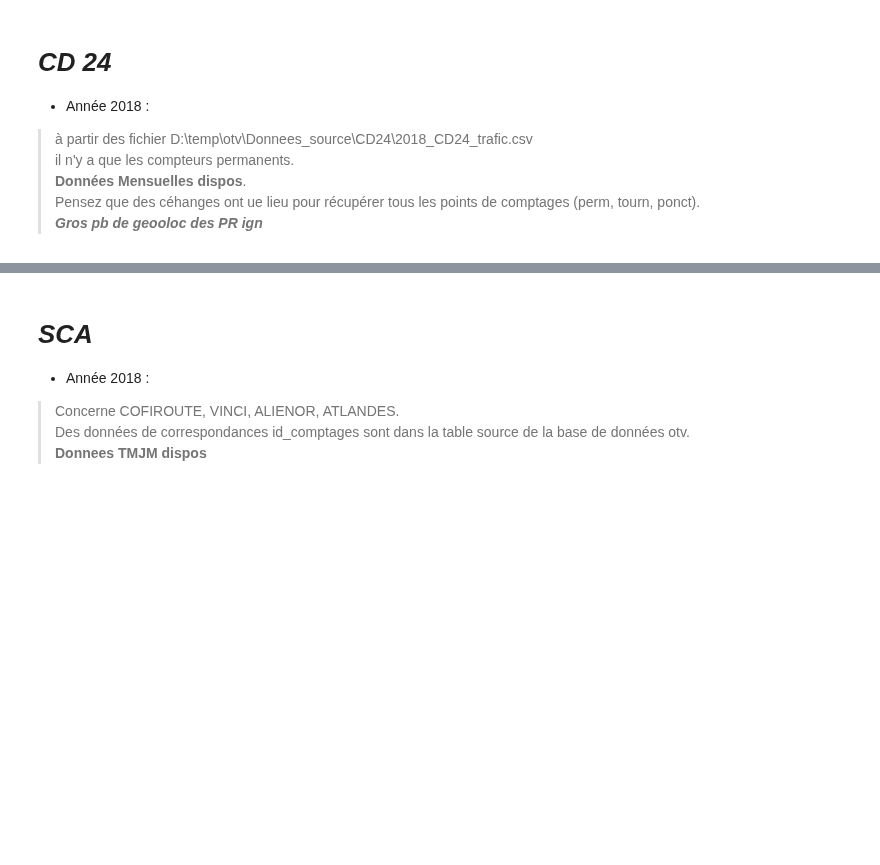
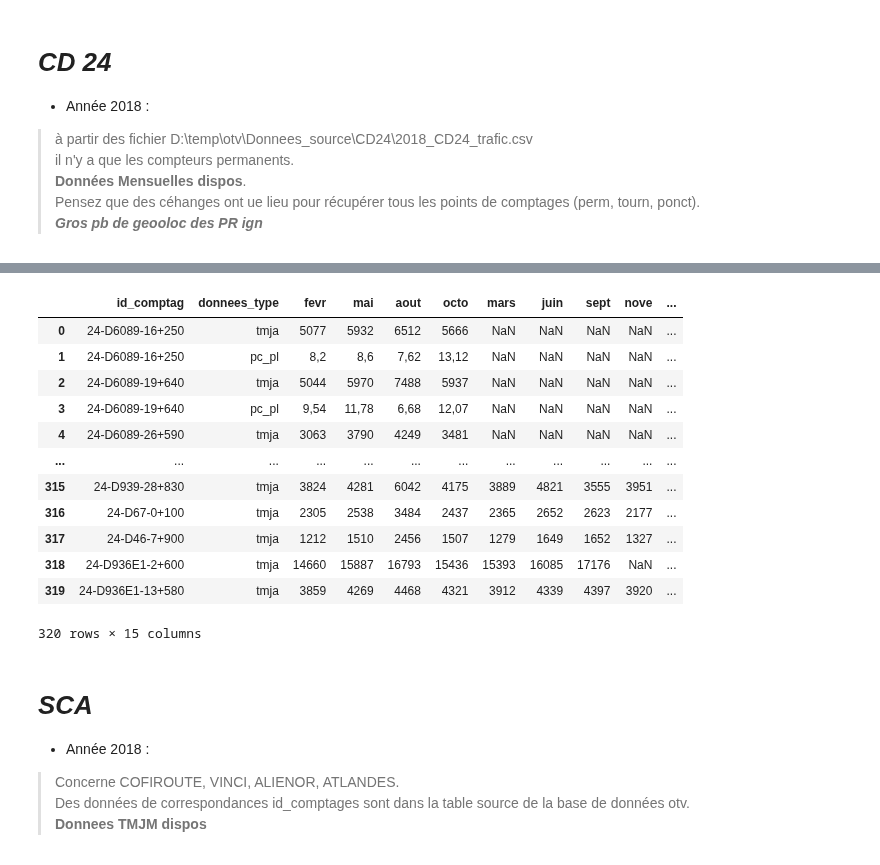
Before and after one commit to nantodevison/otv, a Jupyter notebook: otv/Transfert_Donnees/Import_trafics.ipynb, the cells around one changed output, grey strips where cells are left out. Drawn from its saved outputs; the diff is of its cells as text; code cells hidden in the pictures; blank space fills up the shorter version.

```diff
--- a/otv/Transfert_Donnees/Import_trafics.ipynb
+++ b/otv/Transfert_Donnees/Import_trafics.ipynb
@@ -420,3 +419,7 @@ cd24.comptage_forme()
 cd24.classer_comptage_update_insert('gti_otv_pg11', 'na_2010_2019_p')
 cd24.update_bdd_24('gti_otv_pg11', 'comptage', 'na_2010_2019_p')
 cd24.insert_bdd('gti_otv_pg11', 'comptage', 'na_2010_2019_mensuel', cd24.df_attr_mens)
+# %%
+cd24=it.Comptage_cd24(r'Q:\DAIT\TI\DREAL33\2020\OTV\Doc_travail\Donnees_source\CD24\EXPORT SIG COMPTAGES CD24.csv',2019)
+cd24.comptage_forme()
+cd24.classer_comptage_update_insert('gti_otv_pg11', 'na_2010_2019_p')
@@ -423,3 +432,19 @@ cd24.insert_bdd('gti_otv_pg11', 'comptage', 'na_2010_2019_mensuel', cd24.df_attr
+# %%
+cd24.df_attr_mens
+# %% [output]
+|  | id_comptag | donnees_type | fevr | mai | aout | octo | mars | juin | sept | nove | ... |
+| 0 | 24-D6089-16+250 | tmja | 5077 | 5932 | 6512 | 5666 | NaN | NaN | NaN | NaN | ... |
+| 1 | 24-D6089-16+250 | pc_pl | 8,2 | 8,6 | 7,62 | 13,12 | NaN | NaN | NaN | NaN | ... |
+| 2 | 24-D6089-19+640 | tmja | 5044 | 5970 | 7488 | 5937 | NaN | NaN | NaN | NaN | ... |
+| 3 | 24-D6089-19+640 | pc_pl | 9,54 | 11,78 | 6,68 | 12,07 | NaN | NaN | NaN | NaN | ... |
+| 4 | 24-D6089-26+590 | tmja | 3063 | 3790 | 4249 | 3481 | NaN | NaN | NaN | NaN | ... |
+| ... | ... | ... | ... | ... | ... | ... | ... | ... | ... | ... | ... |
+| 315 | 24-D939-28+830 | tmja | 3824 | 4281 | 6042 | 4175 | 3889 | 4821 | 3555 | 3951 | ... |
+| 316 | 24-D67-0+100 | tmja | 2305 | 2538 | 3484 | 2437 | 2365 | 2652 | 2623 | 2177 | ... |
+| 317 | 24-D46-7+900 | tmja | 1212 | 1510 | 2456 | 1507 | 1279 | 1649 | 1652 | 1327 | ... |
+| 318 | 24-D936E1-2+600 | tmja | 14660 | 15887 | 16793 | 15436 | 15393 | 16085 | 17176 | NaN | ... |
+| 319 | 24-D936E1-13+580 | tmja | 3859 | 4269 | 4468 | 4321 | 3912 | 4339 | 4397 | 3920 | ... |
+320 rows × 15 columns
 # %% [markdown]
 # ***SCA***
 - Année 2018 :
```
Also changed, not shown: parts of 6 cells of this notebook, 1 other file.
